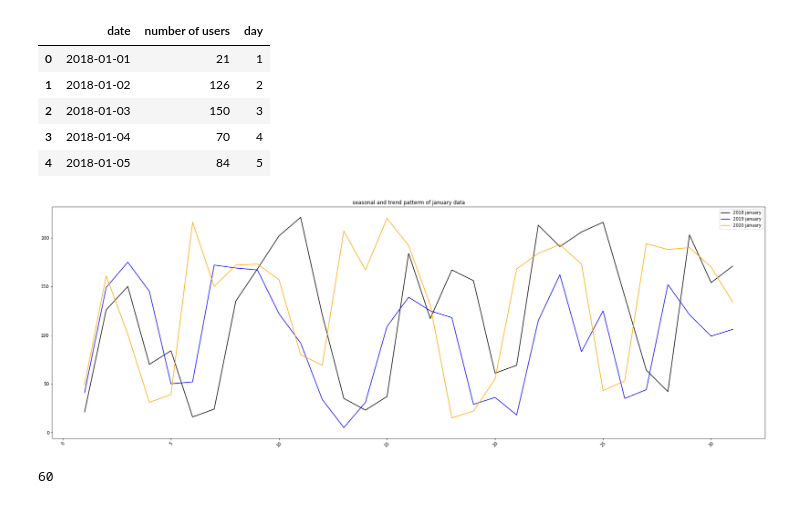
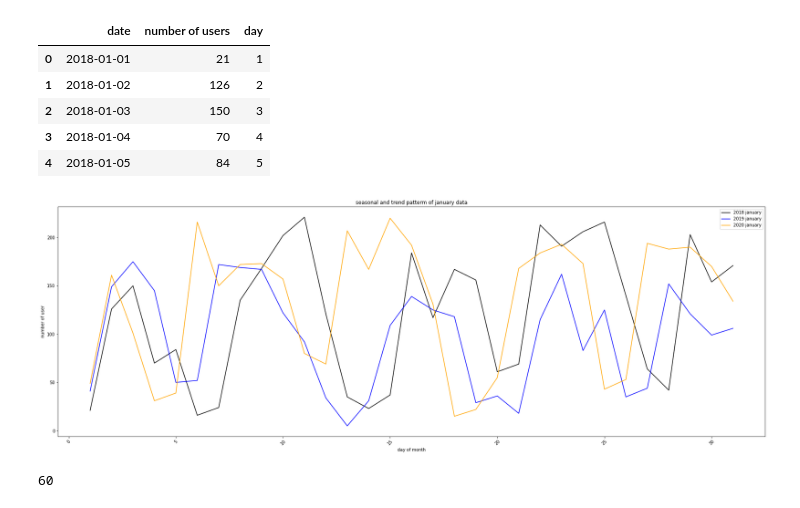
Before and after one commit to HMMJ-1991/bike-sharing, a Jupyter notebook: prophet_forecasting.ipynb, the cells around one changed output. Saved outputs shown, nothing was run; the diff lists cells and outputs as text; code cells hidden in the pictures.

```diff
--- a/prophet_forecasting.ipynb
+++ b/prophet_forecasting.ipynb
@@ -52,14 +52,16 @@ data_2020_jan=data_jan[data_jan.date.dt.year==2020]
 # %%
 fig, ax = plt.subplots(figsize=(30,10))
 plt.xticks(rotation=45)
 plt.title('seasonal and trend patterm of january data')
 plt.plot(data_2018_jan['day'],data_2018_jan['number of users'],label='2018 january',color='black')
 plt.plot(data_2019_jan['day'],data_2019_jan['number of users'],label='2019 january',color='blue')
 plt.plot(data_2020_jan['day'],data_2020_jan['number of users'],label='2020 january',color='orange')
 plt.legend()
+plt.xlabel('day of month')
+plt.ylabel('number of user')
 plt.show()
 # %% [output]
-[figure, old version]
+[figure, new version]
 # %%
 !pip install fbprophet
 # %%
```
Also changed, not shown: parts of 6 cells of this notebook.
